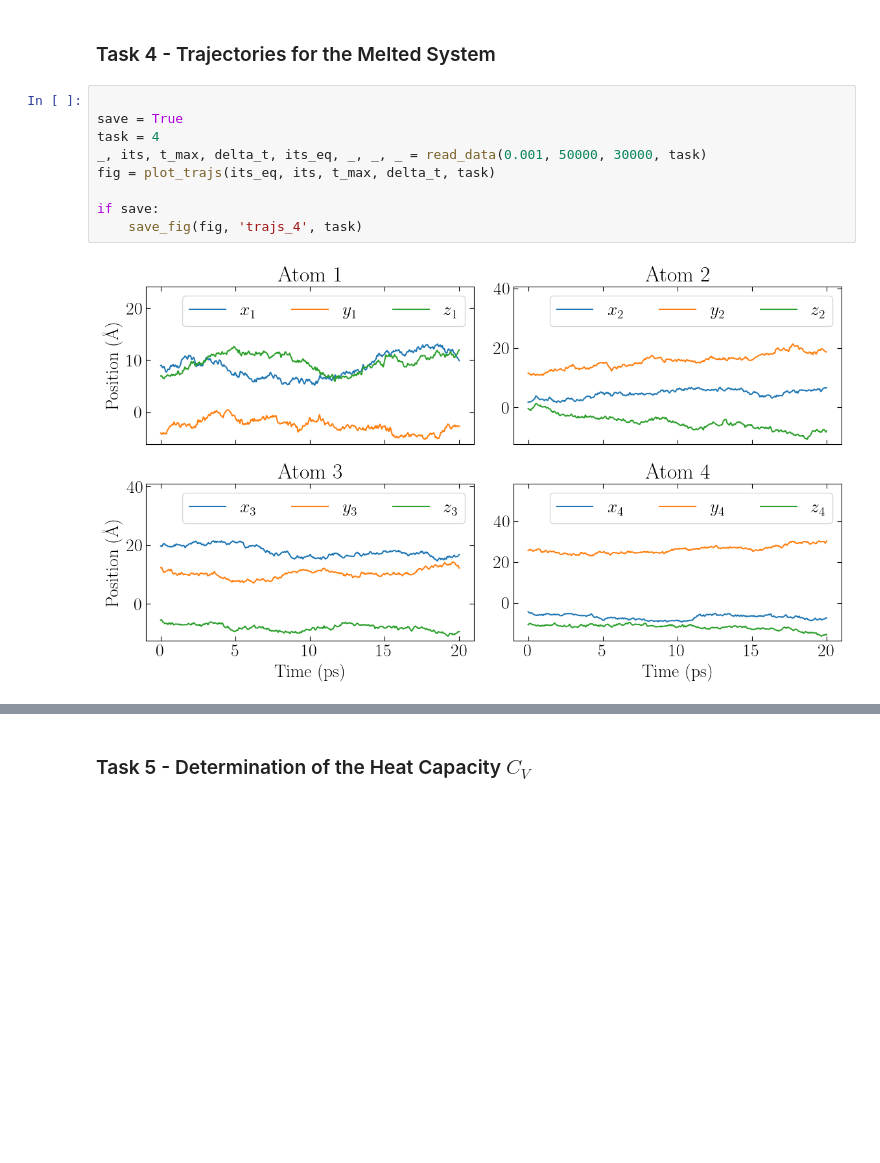
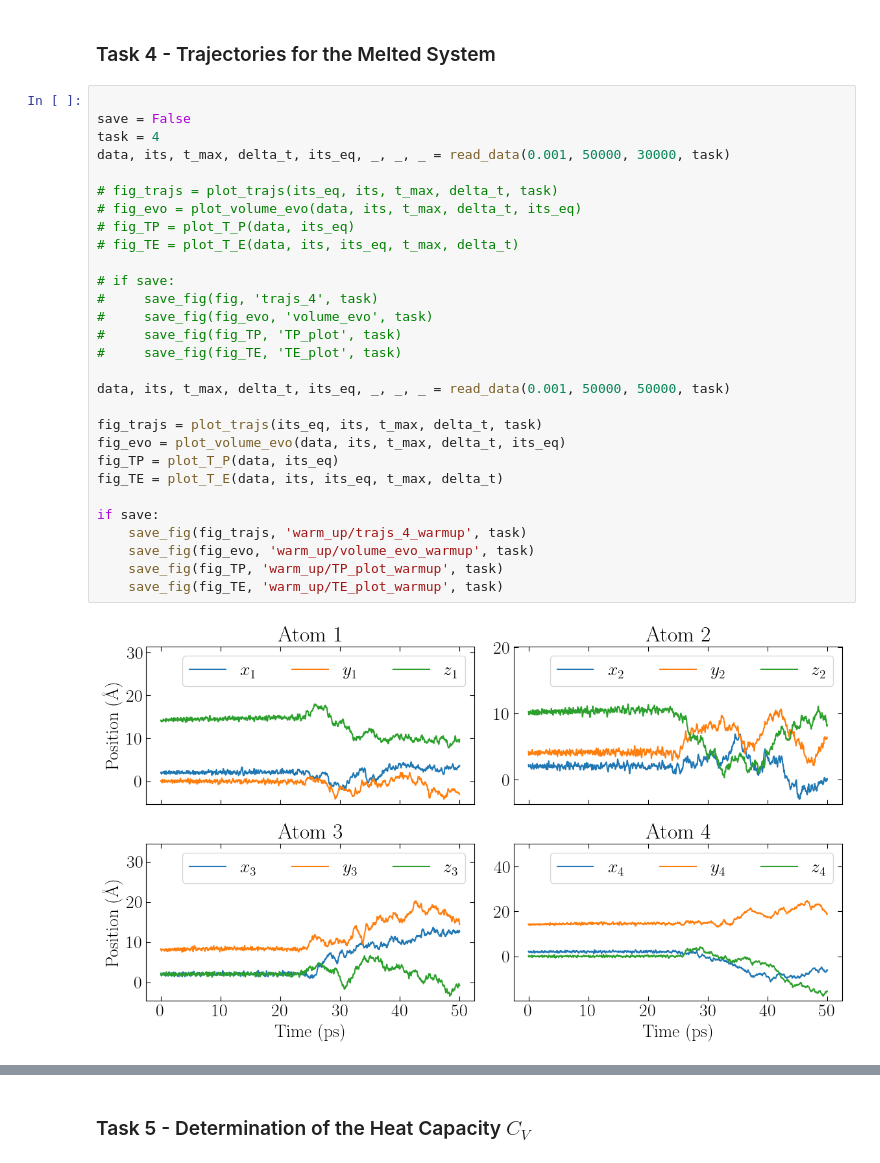
Before and after one commit to stommen/fka122-homeworks, a Jupyter notebook: H1/analyzer.ipynb, the cells around one changed output, grey strips where cells are left out. Cells and saved outputs as stored; diff of their text form; blank space fills up the shorter version.

```diff
--- a/H1/analyzer.ipynb
+++ b/H1/analyzer.ipynb
@@ -341,14 +354,34 @@ if save:
 [figure]
 # %% [markdown]
 ### Task 4 - Trajectories for the Melted System
-# %%
-
-save = True
-task = 4
-_, its, t_max, delta_t, its_eq, _, _, _ = read_data(0.001, 50000, 30000, task)
-fig = plot_trajs(its_eq, its, t_max, delta_t, task)
-
-if save:
-    save_fig(fig, 'trajs_4', task)
-# %% [output]
-[figure, removed]
+# %%
+
+save = False
+task = 4
+data, its, t_max, delta_t, its_eq, _, _, _ = read_data(0.001, 50000, 30000, task)
+
+# fig_trajs = plot_trajs(its_eq, its, t_max, delta_t, task)
+# fig_evo = plot_volume_evo(data, its, t_max, delta_t, its_eq)
+# fig_TP = plot_T_P(data, its_eq)
+# fig_TE = plot_T_E(data, its, its_eq, t_max, delta_t)
+
+# if save:
+#     save_fig(fig, 'trajs_4', task)
+#     save_fig(fig_evo, 'volume_evo', task)
+#     save_fig(fig_TP, 'TP_plot', task)
+#     save_fig(fig_TE, 'TE_plot', task)
+
+data, its, t_max, delta_t, its_eq, _, _, _ = read_data(0.001, 50000, 50000, task)
+
+fig_trajs = plot_trajs(its_eq, its, t_max, delta_t, task)
+fig_evo = plot_volume_evo(data, its, t_max, delta_t, its_eq)
+fig_TP = plot_T_P(data, its_eq)
+fig_TE = plot_T_E(data, its, its_eq, t_max, delta_t)
+
+if save:
+    save_fig(fig_trajs, 'warm_up/trajs_4_warmup', task)
+    save_fig(fig_evo, 'warm_up/volume_evo_warmup', task)
+    save_fig(fig_TP, 'warm_up/TP_plot_warmup', task)
+    save_fig(fig_TE, 'warm_up/TE_plot_warmup', task)
+# %% [output]
+[figure, added]
```
Also changed, not shown: parts of 4 cells of this notebook, 11 other files.
